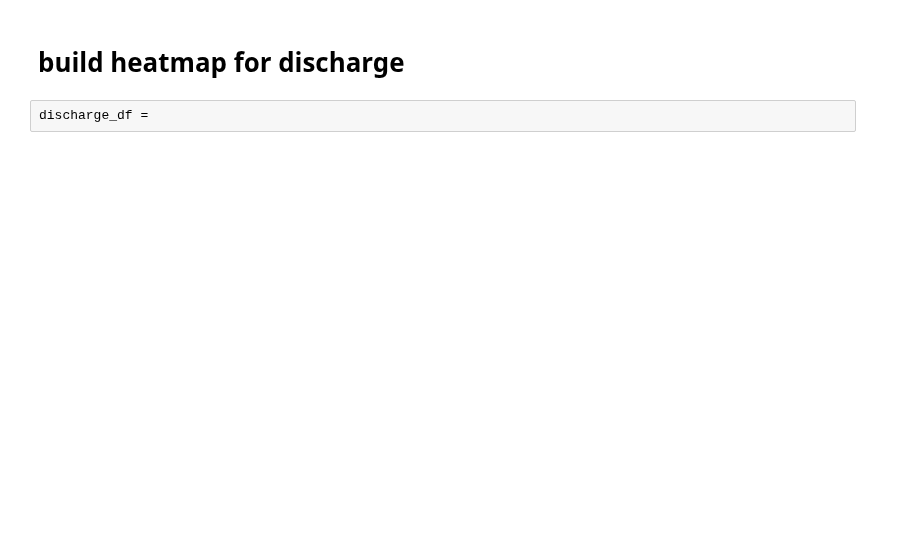
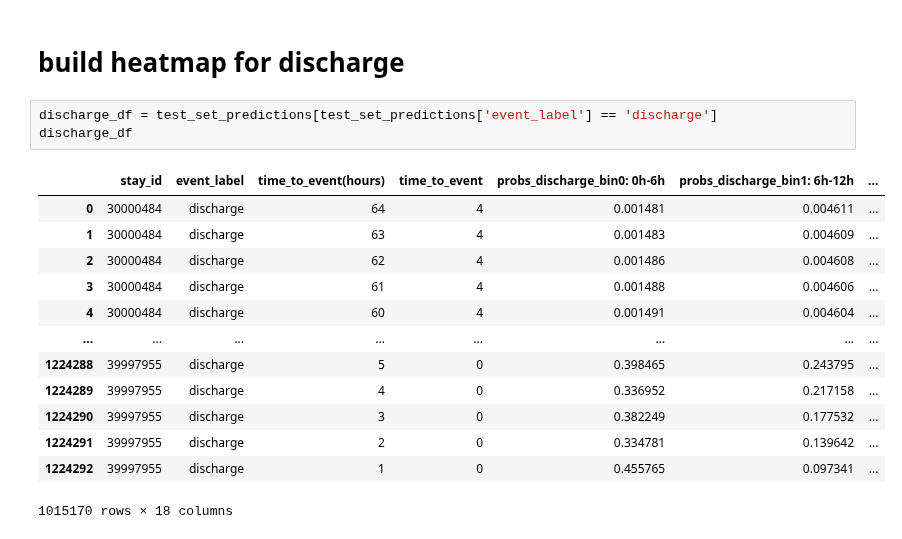
Before and after one commit to jakeormond/ai_clinician_pediatric_rl, a Jupyter notebook: src/analyse_results/examine_dynamic_deephit_results.ipynb, the cells around one changed output. Cells and saved outputs as stored; diff of their text form; blank space fills up the shorter version.

```diff
--- a/src/analyse_results/examine_dynamic_deephit_results.ipynb
+++ b/src/analyse_results/examine_dynamic_deephit_results.ipynb
@@ -36,4 +69,19 @@ test_set_predictions.head(65)
 # %% [markdown]
 # build heatmap for discharge
 # %%
-discharge_df =
+discharge_df = test_set_predictions[test_set_predictions['event_label'] == 'discharge']
+discharge_df
+# %% [output]
+|  | stay_id | event_label | time_to_event(hours) | time_to_event | probs_discharge_bin0: 0h-6h | probs_discharge_bin1: 6h-12h | ... |
+| 0 | 30000484 | discharge | 64 | 4 | 0.001481 | 0.004611 | ... |
+| 1 | 30000484 | discharge | 63 | 4 | 0.001483 | 0.004609 | ... |
+| 2 | 30000484 | discharge | 62 | 4 | 0.001486 | 0.004608 | ... |
+| 3 | 30000484 | discharge | 61 | 4 | 0.001488 | 0.004606 | ... |
+| 4 | 30000484 | discharge | 60 | 4 | 0.001491 | 0.004604 | ... |
+| ... | ... | ... | ... | ... | ... | ... | ... |
+| 1224288 | 39997955 | discharge | 5 | 0 | 0.398465 | 0.243795 | ... |
+| 1224289 | 39997955 | discharge | 4 | 0 | 0.336952 | 0.217158 | ... |
+| 1224290 | 39997955 | discharge | 3 | 0 | 0.382249 | 0.177532 | ... |
+| 1224291 | 39997955 | discharge | 2 | 0 | 0.334781 | 0.139642 | ... |
+| 1224292 | 39997955 | discharge | 1 | 0 | 0.455765 | 0.097341 | ... |
+1015170 rows × 18 columns
```
Also changed, not shown: parts of 9 cells of this notebook.
